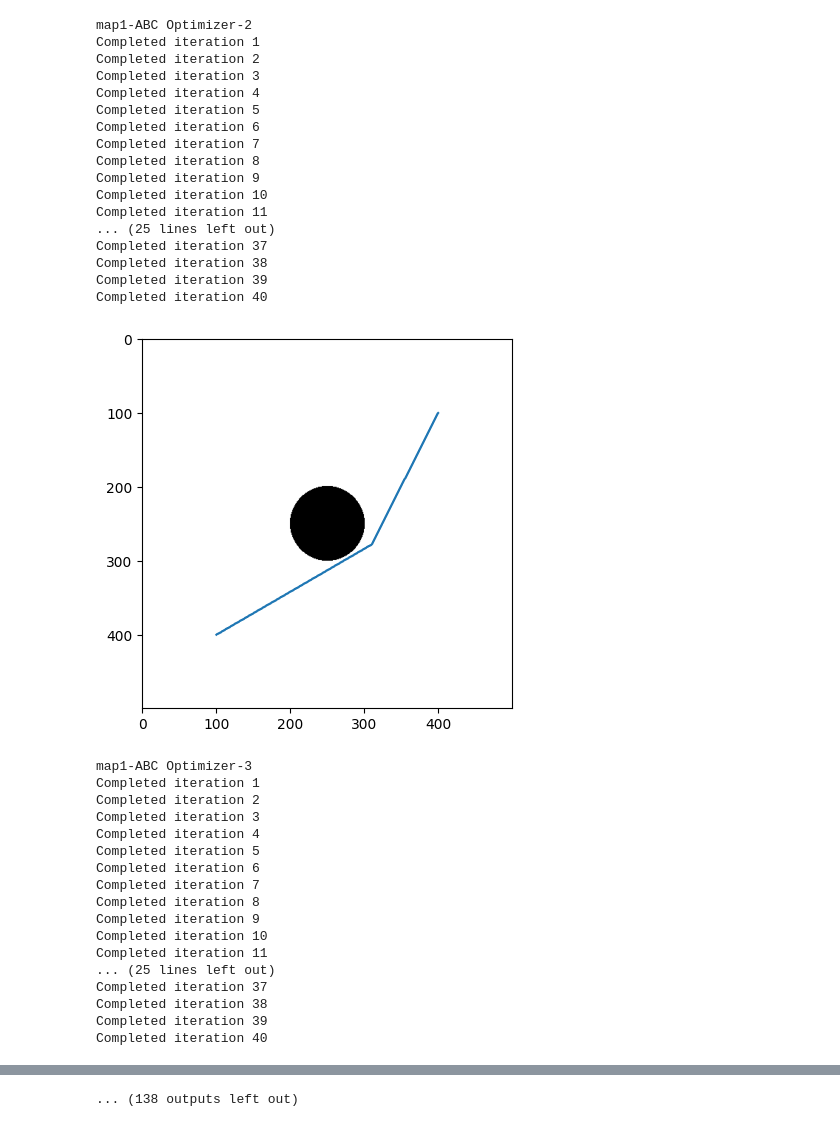
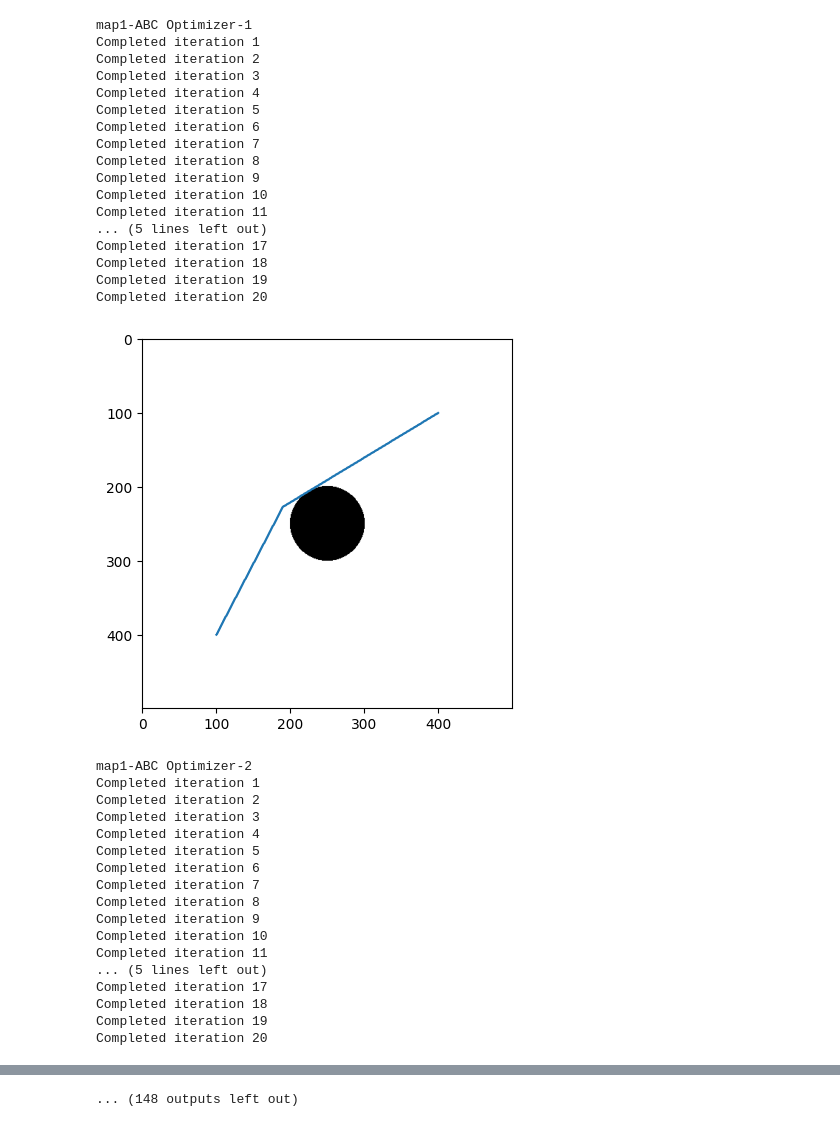
Before and after one commit to Prasanna28Devadiga/BTP, a Jupyter notebook: planner compare.ipynb, the cells around one changed output, grey strips where cells are left out. Drawn from its saved outputs; the diff is of its cells as text; code cells hidden in the pictures.

```diff
--- a/planner compare.ipynb
+++ b/planner compare.ipynb
@@ -16,6 +126,7 @@ from IPython.display import display, clear_output
 def get_path_cost(curr_map, path):
     length = 0
     violations = 0
+    violation_cost = 0
     prev_x, prev_y = path[0]
     prev_cost = curr_map[prev_y, prev_x]
     root_2 = 2 ** 0.5
@@ -25,10 +136,12 @@ def get_path_cost(curr_map, path):
         else:
             length += root_2
         curr_cost = curr_map[curr_y, curr_x]
-        if curr_cost != prev_cost and curr_cost == 0:
-            violations += 1
+        if curr_cost == 0:
+            violation_cost += 1
+            if curr_cost != prev_cost:
+                violations += 1
         prev_cost = curr_cost
-    return length, violations
+    return length, violations, violation_cost
 # %%
 class ParticleWarehouse:
     def __init__(self, parent_dir):
@@ -57,10 +170,13 @@ class ParticleWarehouse:
         data_df.to_csv(file_path, index=False)
 # %%
 planner_params = {
+    'AStar Planner': {
+        'optimizer_params': {}
+    },
     'ABC Optimizer': {
         'optimizer': ABCProblem,
         'optimizer_params': {
-            'iteration_number': 40,
+            'iteration_number': 20,
             'bees': 10,
             'high_step_prob': 0.3
         },
@@ -69,7 +185,7 @@ planner_params = {
     'GWO Optimizer': {
         'optimizer': GWOProblem,
         'optimizer_params': {
-            'iteration_number': 40,
+            'iteration_number': 20,
             'wolves': 20
         },
         'cost_func_wt': (2, 1)
@@ -77,7 +193,7 @@ planner_params = {
     'PSO Optimizer': {
         'optimizer': PSOProblem,
         'optimizer_params': {
-            'iteration_number': 40,
+            'iteration_number': 20,
             'particles': 20,
             'weight': 0.5,
             'c_1': 1.5,
@@ -126,7 +242,8 @@ results = pd.DataFrame({
     'run': pd.Series(dtype='int'),
     'time_taken': pd.Series(dtype='float'),
     'distance': pd.Series(dtype='float'),
-    'violation': pd.Series(dtype='float')
+    'violation': pd.Series(dtype='float'),
+    'violation_cost': pd.Series(dtype='float')
 })
 store_dir = os.path.join('results', 'testing_5')
 total_runs = 5
@@ -154,14 +271,20 @@ for map_name in map_details.keys():
             run = i + 1
             print(map_name, planner_name, run, sep='-')
             opt_params['iteration_callback'] = warehouse.get_callback(map_file_name, planner_name, run)
-            planner = PlannerBase(**curr_params)
+            if planner_name == 'AStar Planner':
+                break
+                planner = AStarPlanner(curr_map)
+            else:
+                planner = PlannerBase(**curr_params)
             start_time = time.time()
             path = planner.get_path(start, end)
             end_time = time.time()
             elapsed_time = end_time - start_time
-            path_length, violations = get_path_cost(curr_map, path)
-            results.loc[len(results)] = [map_file_name, planner_name, run, elapsed_time, path_length, violations]
+            path_length, violations, violation_cost = get_path_cost(curr_map, path)
+            results.loc[len(results)] = [map_file_name, planner_name, run, elapsed_time, path_length, violations, violation_cost]
             plt.imshow(curr_map, cmap='gray')
             plt.plot(path[:, 0], path[:, 1])
             plt.show()
+            if planner_name == 'AStar Planner':
+                break
 # %% [output]
@@ -186,22 +293,22 @@ Completed iteration 40
-map1-ABC Optimizer-2
+map1-ABC Optimizer-1
 Completed iteration 1
 Completed iteration 2
 Completed iteration 3
 Completed iteration 4
 Completed iteration 5
 Completed iteration 6
 Completed iteration 7
 Completed iteration 8
 Completed iteration 9
 Completed iteration 10
 Completed iteration 11
-... (25 lines left out)
-Completed iteration 37
-Completed iteration 38
-Completed iteration 39
-Completed iteration 40
+... (5 lines left out)
+Completed iteration 17
+Completed iteration 18
+Completed iteration 19
+Completed iteration 20
-[figure, old version]
+[figure, new version]
-map1-ABC Optimizer-3
+map1-ABC Optimizer-2
 Completed iteration 1
 Completed iteration 2
 Completed iteration 3
@@ -213,8 +320,8 @@ Completed iteration 8
 Completed iteration 9
 Completed iteration 10
 Completed iteration 11
-... (25 lines left out)
-Completed iteration 37
-Completed iteration 38
-Completed iteration 39
-Completed iteration 40
+... (5 lines left out)
+Completed iteration 17
+Completed iteration 18
+Completed iteration 19
+Completed iteration 20
@@ -275,2 +382,2 @@ Completed iteration 40
 [figure]
-... (138 outputs left out)
+... (148 outputs left out)
```
Also changed, not shown: parts of 5 cells of this notebook, 21 other files.
